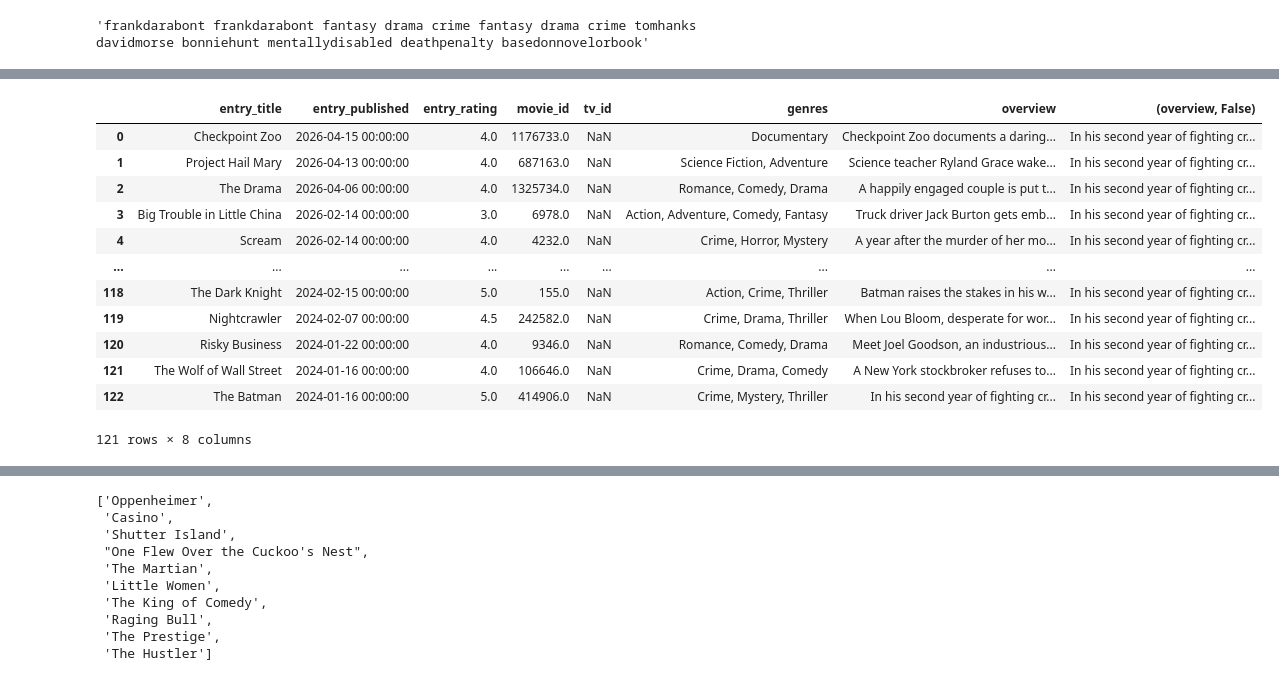
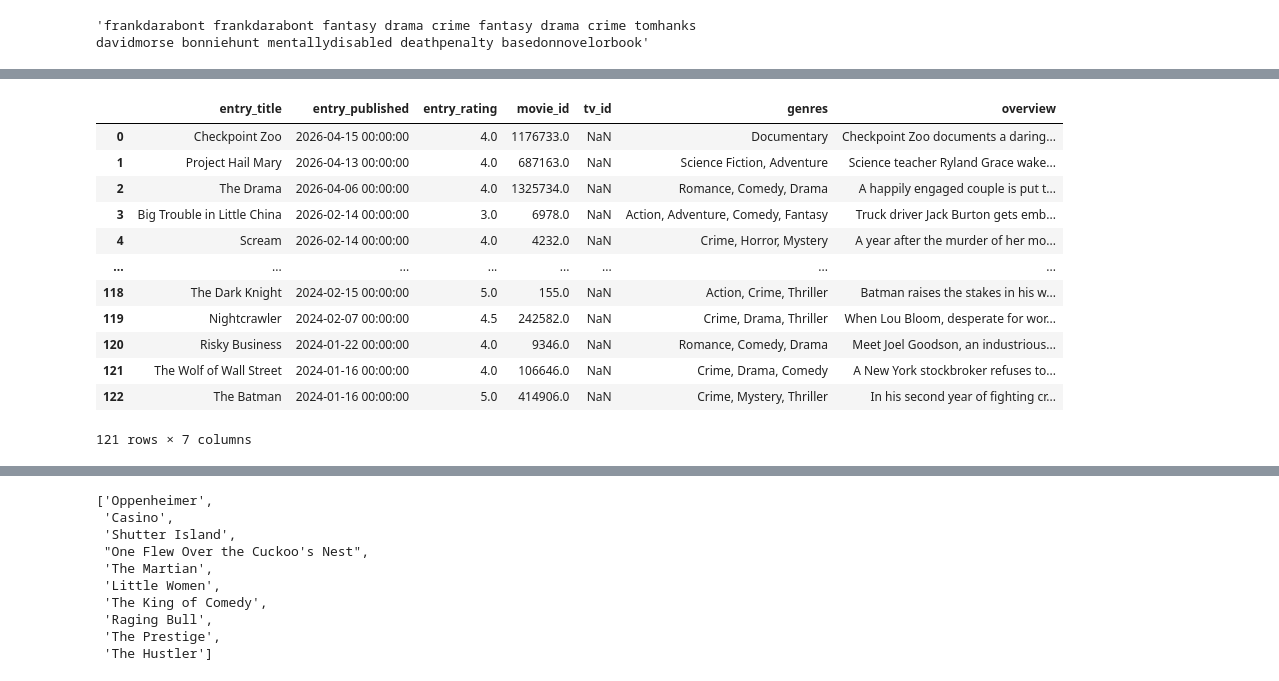
Before and after one commit to mouremr/Movie-Recommender, a Jupyter notebook: notebooks/description movie recommender.ipynb, the cells around one changed output, grey strips where cells are left out. Cells and saved outputs as stored; diff of their text form; code cells hidden in the pictures.

```diff
--- a/notebooks/description movie recommender.ipynb
+++ b/notebooks/description movie recommender.ipynb
@@ -368,25 +368,25 @@ Name: title, dtype: str
 # %%
 for movieId in movie_df['movie_id']:
     movie = tmdb.Movies(int(movieId))
     response = movie.info()
     idx = movie_df[movie_df['movie_id'] == movieId].index[0]
     movie_df.at[idx, 'overview'] = response['overview']
-    time.sleep(0.1)
+    time.sleep(0.2)
 movie_df
 # %% [output]
-|  | entry_title | entry_published | entry_rating | movie_id | tv_id | genres | overview | (overview, False) |
-| 0 | Checkpoint Zoo | 2026-04-15 00:00:00 | 4.0 | 1176733.0 | NaN | Documentary | Checkpoint Zoo documents a daring... | In his second year of fighting cr... |
-| 1 | Project Hail Mary | 2026-04-13 00:00:00 | 4.0 | 687163.0 | NaN | Science Fiction, Adventure | Science teacher Ryland Grace wake... | In his second year of fighting cr... |
-| 2 | The Drama | 2026-04-06 00:00:00 | 4.0 | 1325734.0 | NaN | Romance, Comedy, Drama | A happily engaged couple is put t... | In his second year of fighting cr... |
-| 3 | Big Trouble in Little China | 2026-02-14 00:00:00 | 3.0 | 6978.0 | NaN | Action, Adventure, Comedy, Fantasy | Truck driver Jack Burton gets emb... | In his second year of fighting cr... |
-| 4 | Scream | 2026-02-14 00:00:00 | 4.0 | 4232.0 | NaN | Crime, Horror, Mystery | A year after the murder of her mo... | In his second year of fighting cr... |
-| ... | ... | ... | ... | ... | ... | ... | ... | ... |
-| 118 | The Dark Knight | 2024-02-15 00:00:00 | 5.0 | 155.0 | NaN | Action, Crime, Thriller | Batman raises the stakes in his w... | In his second year of fighting cr... |
-| 119 | Nightcrawler | 2024-02-07 00:00:00 | 4.5 | 242582.0 | NaN | Crime, Drama, Thriller | When Lou Bloom, desperate for wor... | In his second year of fighting cr... |
-| 120 | Risky Business | 2024-01-22 00:00:00 | 4.0 | 9346.0 | NaN | Romance, Comedy, Drama | Meet Joel Goodson, an industrious... | In his second year of fighting cr... |
-| 121 | The Wolf of Wall Street | 2024-01-16 00:00:00 | 4.0 | 106646.0 | NaN | Crime, Drama, Comedy | A New York stockbroker refuses to... | In his second year of fighting cr... |
-| 122 | The Batman | 2024-01-16 00:00:00 | 5.0 | 414906.0 | NaN | Crime, Mystery, Thriller | In his second year of fighting cr... | In his second year of fighting cr... |
+|  | entry_title | entry_published | entry_rating | movie_id | tv_id | genres | overview |
+| 0 | Checkpoint Zoo | 2026-04-15 00:00:00 | 4.0 | 1176733.0 | NaN | Documentary | Checkpoint Zoo documents a daring... |
+| 1 | Project Hail Mary | 2026-04-13 00:00:00 | 4.0 | 687163.0 | NaN | Science Fiction, Adventure | Science teacher Ryland Grace wake... |
+| 2 | The Drama | 2026-04-06 00:00:00 | 4.0 | 1325734.0 | NaN | Romance, Comedy, Drama | A happily engaged couple is put t... |
+| 3 | Big Trouble in Little China | 2026-02-14 00:00:00 | 3.0 | 6978.0 | NaN | Action, Adventure, Comedy, Fantasy | Truck driver Jack Burton gets emb... |
+| 4 | Scream | 2026-02-14 00:00:00 | 4.0 | 4232.0 | NaN | Crime, Horror, Mystery | A year after the murder of her mo... |
+| ... | ... | ... | ... | ... | ... | ... | ... |
+| 118 | The Dark Knight | 2024-02-15 00:00:00 | 5.0 | 155.0 | NaN | Action, Crime, Thriller | Batman raises the stakes in his w... |
+| 119 | Nightcrawler | 2024-02-07 00:00:00 | 4.5 | 242582.0 | NaN | Crime, Drama, Thriller | When Lou Bloom, desperate for wor... |
+| 120 | Risky Business | 2024-01-22 00:00:00 | 4.0 | 9346.0 | NaN | Romance, Comedy, Drama | Meet Joel Goodson, an industrious... |
+| 121 | The Wolf of Wall Street | 2024-01-16 00:00:00 | 4.0 | 106646.0 | NaN | Crime, Drama, Comedy | A New York stockbroker refuses to... |
+| 122 | The Batman | 2024-01-16 00:00:00 | 5.0 | 414906.0 | NaN | Crime, Mystery, Thriller | In his second year of fighting cr... |
-121 rows × 8 columns
+121 rows × 7 columns
 # %%
 from concurrent.futures import ThreadPoolExecutor
 import threading
```
Also changed, not shown: parts of 9 cells of this notebook, 1 other file.
